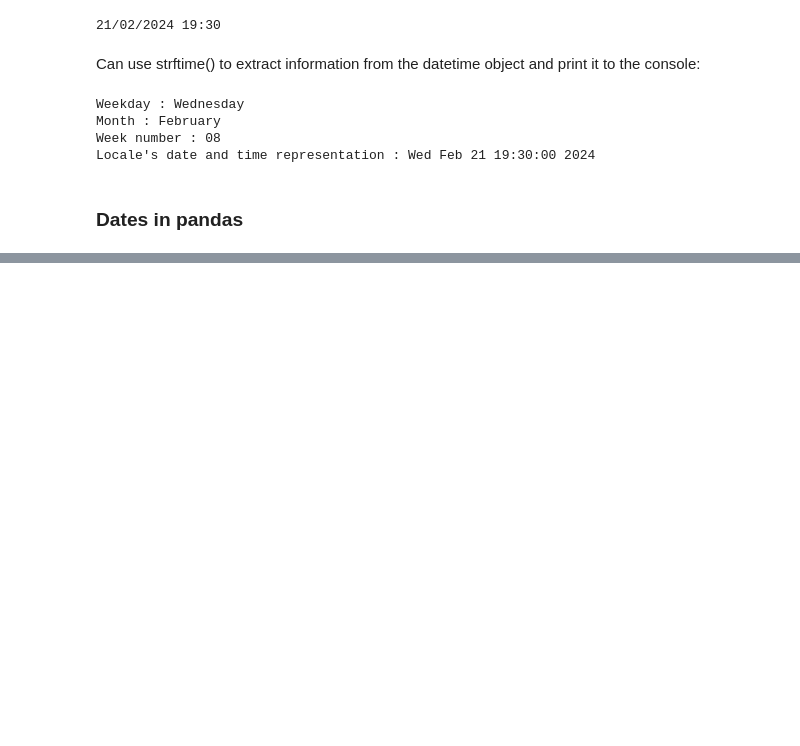
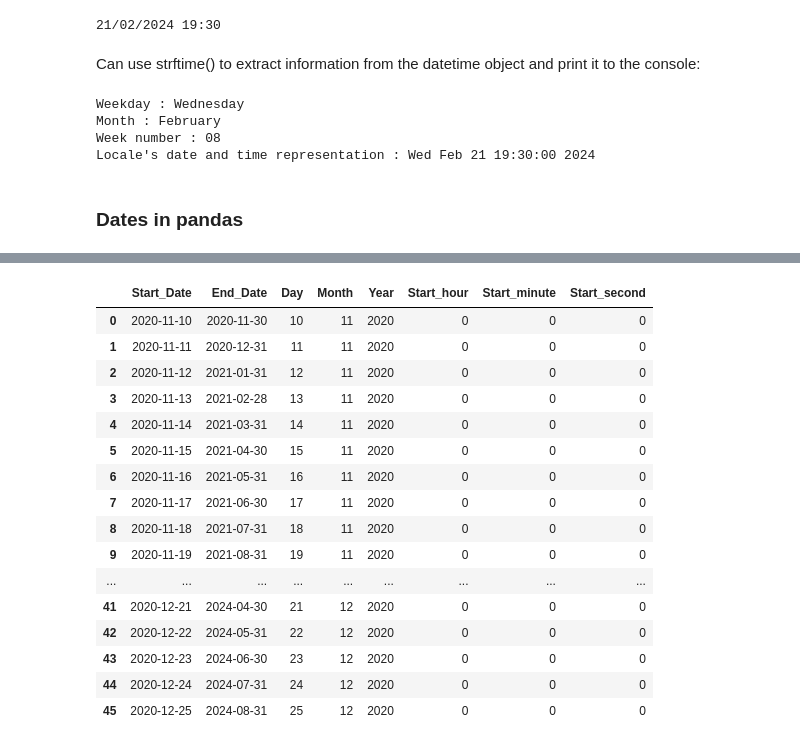
Before and after one commit to ryanhabis/College-folder, a Jupyter notebook: semester-1/Programming for Data Analytics/7 lesson/Lecture7_Dates.ipynb, the cells around one changed output, grey strips where cells are left out. Saved outputs shown, nothing was run; the diff lists cells and outputs as text; code cells hidden in the pictures; blank space fills up the shorter version.

```diff
--- a/semester-1/Programming for Data Analytics/7 lesson/Lecture7_Dates.ipynb
+++ b/semester-1/Programming for Data Analytics/7 lesson/Lecture7_Dates.ipynb
@@ -147,0 +277,6 @@ print(date_pandas)
+# %%
+df= pd.DataFrame()
+print(df)
+df['Start_Date'] = pd.date_range(start='2020-11-10', end='2020-12-25', freq='D')
+df['End_Date'] = pd.date_range(start='2020-11-30', periods = 46, freq='M')
+df
@@ -147,0 +304,5 @@ print(date_pandas)
+# %%
+df['Day'] = df['Start_Date'].dt.day
+df['Month'] = df['Start_Date'].dt.month
+df['Year'] = df['Start_Date'].dt.year
+df
@@ -147,0 +327,23 @@ print(date_pandas)
+# %%
+df['Start_hour'] = df['Start_Date'].dt.hour
+df['Start_minute'] = df['Start_Date'].dt.minute
+df['Start_second'] = df['Start_Date'].dt.second
+df
+# %% [output]
+|  | Start_Date | End_Date | Day | Month | Year | Start_hour | Start_minute | Start_second |
+| 0 | 2020-11-10 | 2020-11-30 | 10 | 11 | 2020 | 0 | 0 | 0 |
+| 1 | 2020-11-11 | 2020-12-31 | 11 | 11 | 2020 | 0 | 0 | 0 |
+| 2 | 2020-11-12 | 2021-01-31 | 12 | 11 | 2020 | 0 | 0 | 0 |
+| 3 | 2020-11-13 | 2021-02-28 | 13 | 11 | 2020 | 0 | 0 | 0 |
+| 4 | 2020-11-14 | 2021-03-31 | 14 | 11 | 2020 | 0 | 0 | 0 |
+| 5 | 2020-11-15 | 2021-04-30 | 15 | 11 | 2020 | 0 | 0 | 0 |
+| 6 | 2020-11-16 | 2021-05-31 | 16 | 11 | 2020 | 0 | 0 | 0 |
+| 7 | 2020-11-17 | 2021-06-30 | 17 | 11 | 2020 | 0 | 0 | 0 |
+| 8 | 2020-11-18 | 2021-07-31 | 18 | 11 | 2020 | 0 | 0 | 0 |
+| 9 | 2020-11-19 | 2021-08-31 | 19 | 11 | 2020 | 0 | 0 | 0 |
+| ... | ... | ... | ... | ... | ... | ... | ... | ... |
+| 41 | 2020-12-21 | 2024-04-30 | 21 | 12 | 2020 | 0 | 0 | 0 |
+| 42 | 2020-12-22 | 2024-05-31 | 22 | 12 | 2020 | 0 | 0 | 0 |
+| 43 | 2020-12-23 | 2024-06-30 | 23 | 12 | 2020 | 0 | 0 | 0 |
+| 44 | 2020-12-24 | 2024-07-31 | 24 | 12 | 2020 | 0 | 0 | 0 |
+| 45 | 2020-12-25 | 2024-08-31 | 25 | 12 | 2020 | 0 | 0 | 0 |
```
Also changed, not shown: parts of 23 cells of this notebook.
